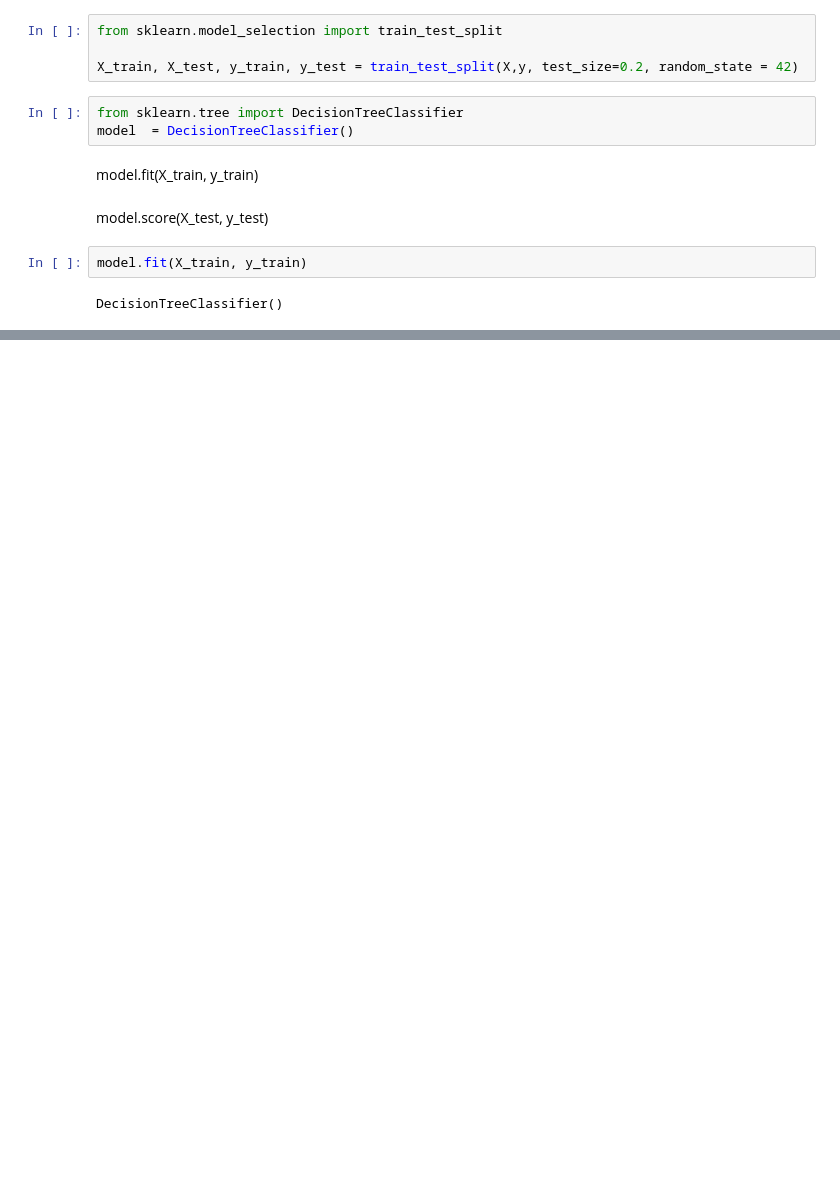
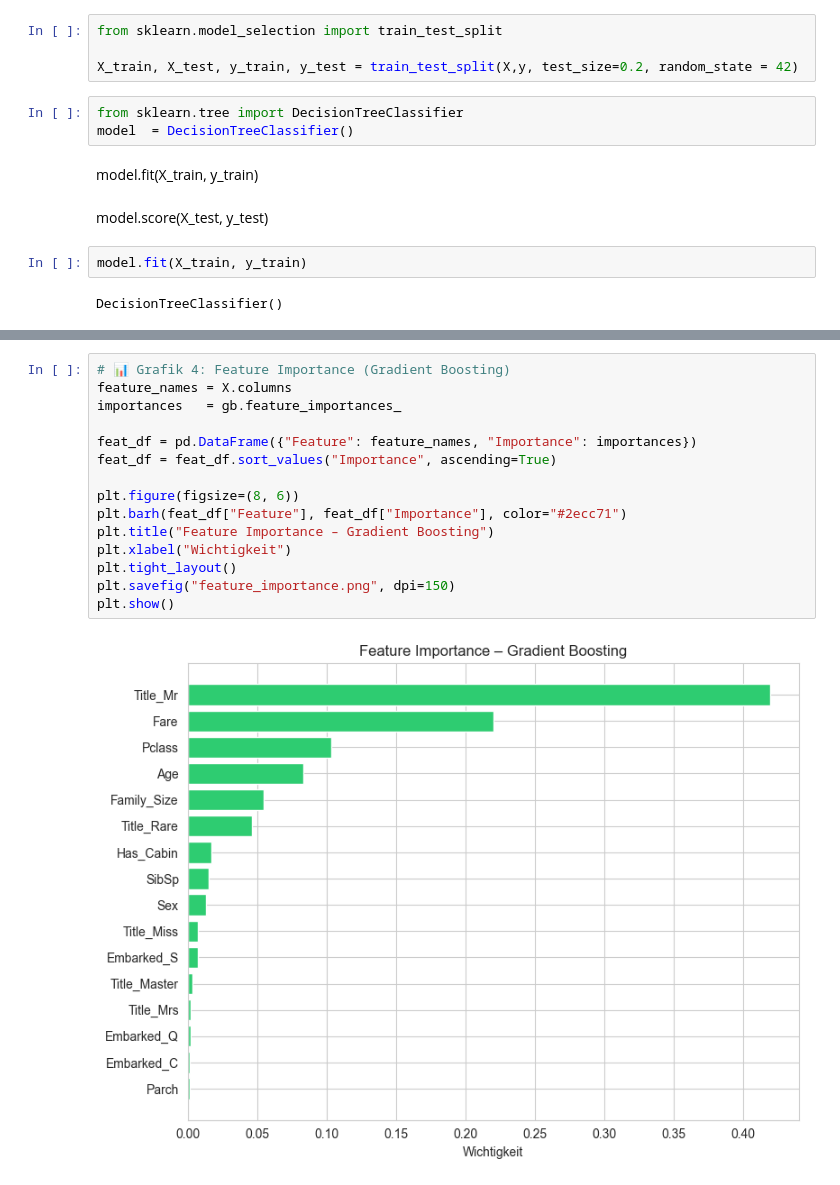
Before and after one commit to AntonTissen/Titanic--Exploratory-Data-Analysis-Machine-Learning-Pipeline, a Jupyter notebook: Titanic.ipynb, the cells around one changed output, grey strips where cells are left out. Cells and saved outputs as stored; diff of their text form; blank space fills up the shorter version.

```diff
--- a/Titanic.ipynb
+++ b/Titanic.ipynb
@@ -483,0 +605,17 @@ model.score(X_test, y_test)
+# %%
+# 📊 Grafik 4: Feature Importance (Gradient Boosting)
+feature_names = X.columns
+importances   = gb.feature_importances_
+
+feat_df = pd.DataFrame({"Feature": feature_names, "Importance": importances})
+feat_df = feat_df.sort_values("Importance", ascending=True)
+
+plt.figure(figsize=(8, 6))
+plt.barh(feat_df["Feature"], feat_df["Importance"], color="#2ecc71")
+plt.title("Feature Importance – Gradient Boosting")
+plt.xlabel("Wichtigkeit")
+plt.tight_layout()
+plt.savefig("feature_importance.png", dpi=150)
+plt.show()
+# %% [output]
+[figure, added]
```
Also changed, not shown: parts of 31 cells of this notebook.
